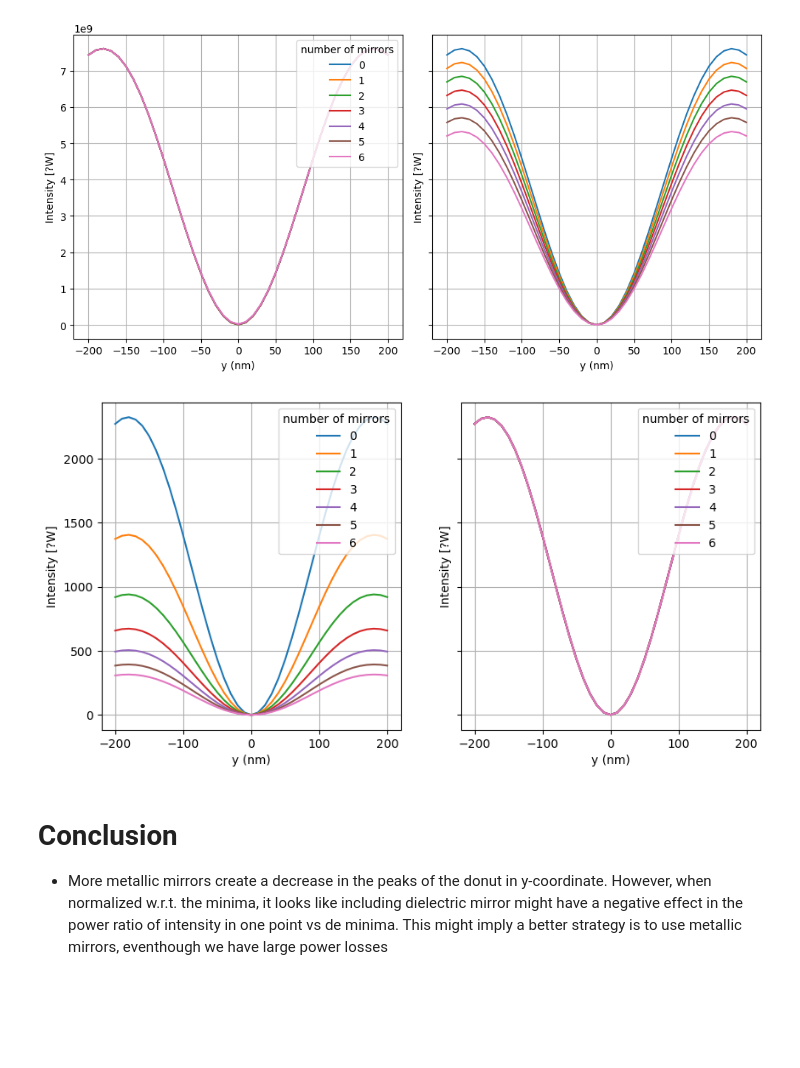
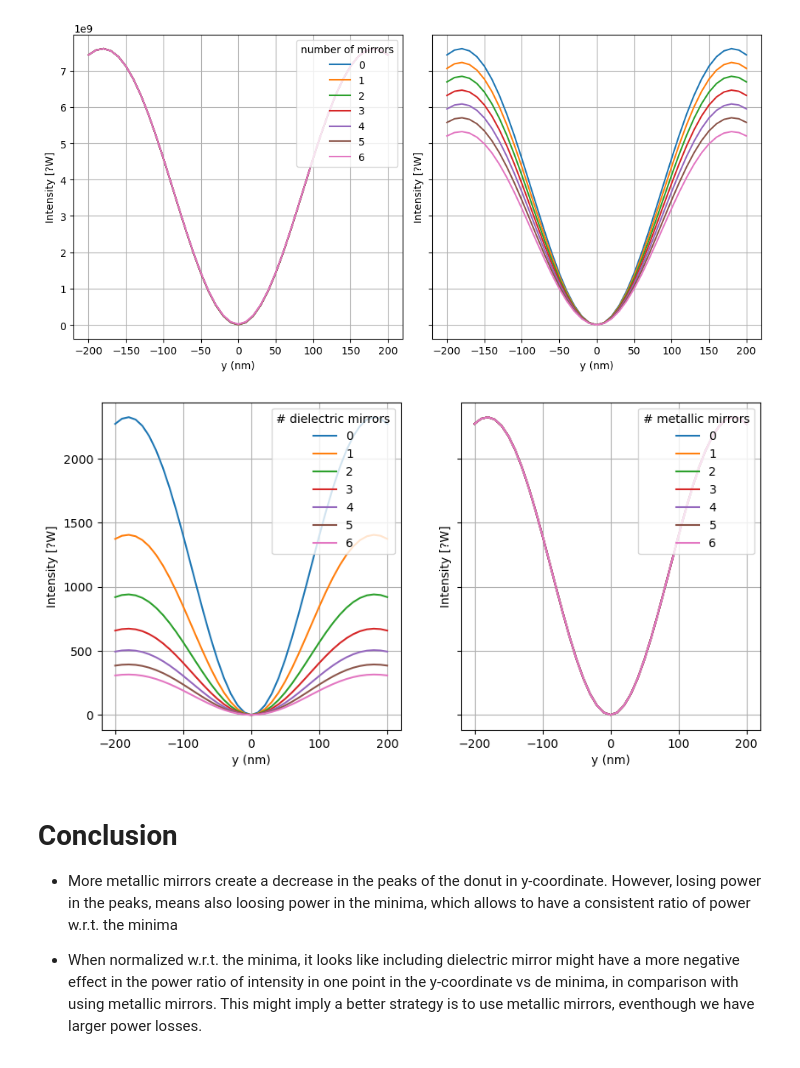
Before and after one commit to sfbarrerab/beam-shape-setups, a Jupyter notebook: ellipticity_changes_simulation.ipynb, the cells around one changed output. Drawn from its saved outputs; the diff is of its cells as text; code cells hidden in the pictures; blank space fills up the shorter version.

Commit message:
pi\2 change in phi component introduced for metallic mirrors. Conclusions rewritten

```diff
--- a/ellipticity_changes_simulation.ipynb
+++ b/ellipticity_changes_simulation.ipynb
@@ -276,7 +276,7 @@ for _mirror in range(number_of_mirrors):
     )
 
     fldin = ff.FieldIn(_spc)
-    fldin += ff.fieldmod.Initialize(alpha=0, phi=0)
+    fldin += ff.fieldmod.Initialize(alpha=0, phi=_mirror*np.pi/2)
     fldin += ff.fieldmod.Gauss(w_diameter=1.0)
     fldin += ff.fieldmod.Halfmoon(angle=0)
     _fldout = ff.calculate_focus(fldin)
@@ -377,31 +377,33 @@ beams_different_powers_norm = np.array(beams_different_powers_norm)
 # %%
 fig, axs = plt.subplots(1, 2, figsize=(10, 5), sharey=True)
 
 # Plot of normalized intensities for different ellipticities
 axs[0].plot(
     _fldout.y * 1e9,
     beams_different_ellipticities_norm.T,
 )
-axs[0].legend([f"{e}" for e in range(number_of_mirrors)], title="number of mirrors", loc="upper right")
+axs[0].legend([f"{e}" for e in range(number_of_mirrors)], title="# dielectric mirrors", loc="upper right")
 axs[0].set_xlabel("y (nm)")
 axs[0].set_ylabel("Intensity [?W]")
 axs[0].grid()
 
 # Plot of normalized intensities for different powers
 axs[1].plot(
     _fldout.y * 1e9,
     beams_different_powers_norm.T,
 )
-axs[1].legend([f"{e}" for e in range(number_of_mirrors)], title="number of mirrors", loc="upper right")
+axs[1].legend([f"{e}" for e in range(number_of_mirrors)], title="# metallic mirrors", loc="upper right")
 axs[1].set_xlabel("y (nm)")
 axs[1].set_ylabel("Intensity [?W]")
 axs[1].grid()
 
 #plt.tight_layout()
 plt.show()
 # %% [output]
-[figure, old version]
+[figure, new version]
 # %% [markdown]
 # Conclusion
 
-- More metallic mirrors create a decrease in the peaks of the donut in y-coordinate. However, when normalized w.r.t. the minima, it looks like including dielectric mirror might have a negative effect in the power ratio of intensity in one point vs de minima. This might imply a better strategy is to use metallic mirrors, eventhough we have large power losses
+- More metallic mirrors create a decrease in the peaks of the donut in y-coordinate. However, losing power in the peaks, means also loosing power in the minima, which allows to have a consistent ratio of power w.r.t. the minima
+
+- When normalized w.r.t. the minima, it looks like including dielectric mirror might have a more negative effect in the power ratio of intensity in one point in the y-coordinate vs de minima, in comparison with using metallic mirrors. This might imply a better strategy is to use metallic mirrors, eventhough we have larger power losses.
```
Also changed, not shown: parts of 1 cell of this notebook.
